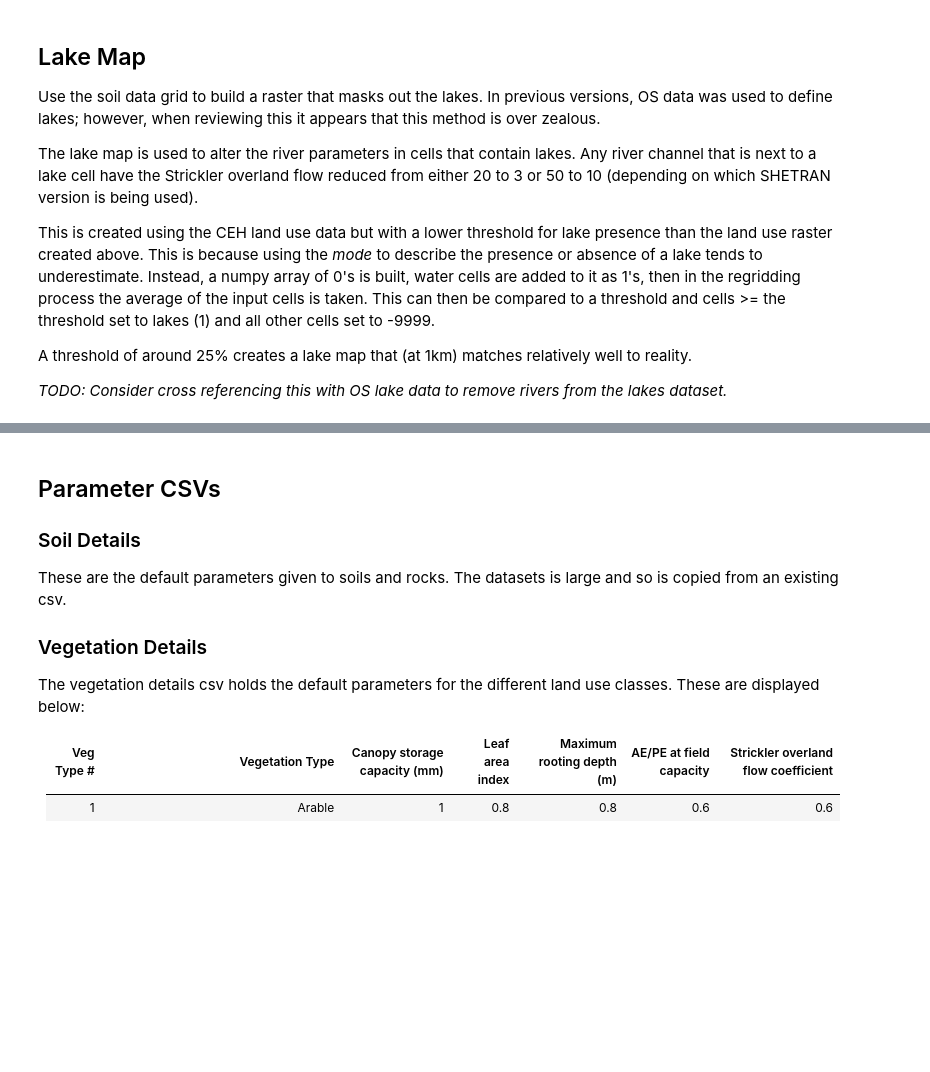
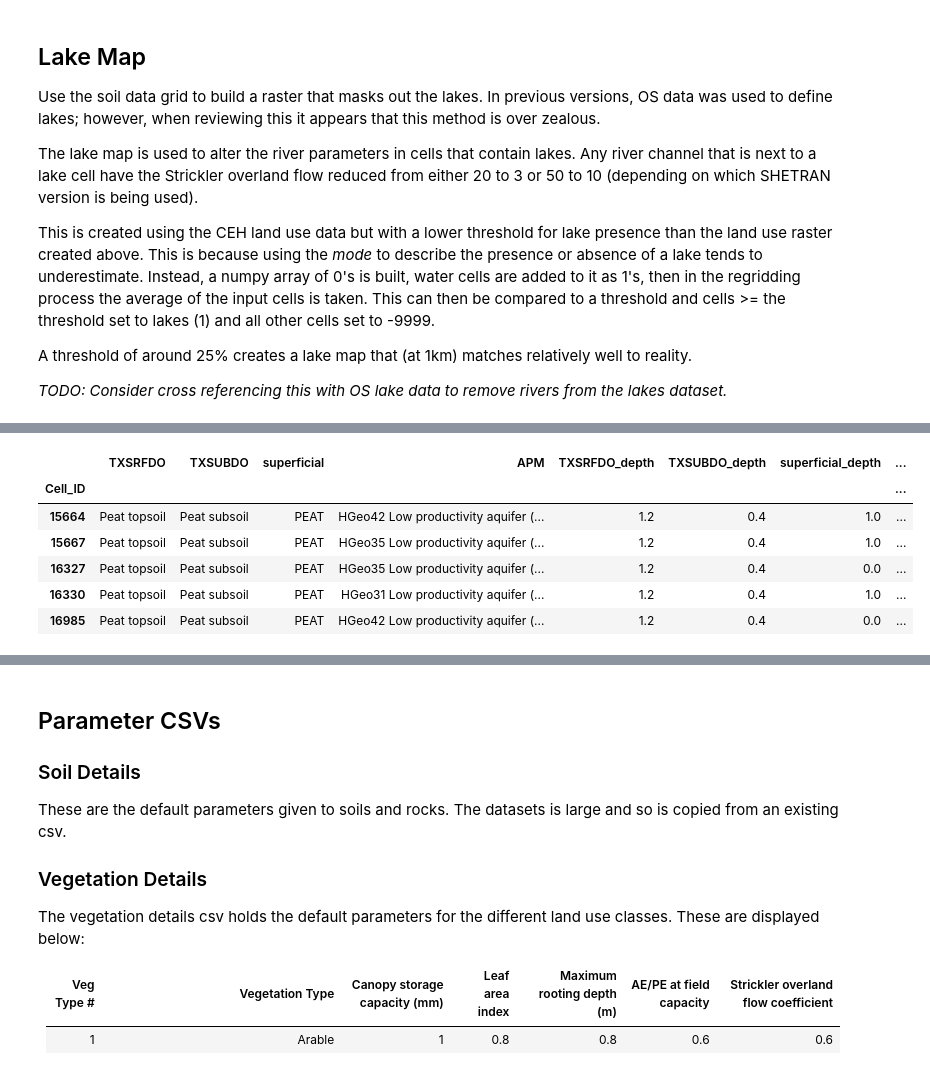
Before and after one commit to henry-rong/SHETRAN-UK-Generic-Catchment-Setup-Scripts, a Jupyter notebook: Create SHETRAN Raster Data.ipynb, the cells around one changed output, grey strips where cells are left out. Saved outputs shown, nothing was run; the diff lists cells and outputs as text; code cells hidden in the pictures; blank space fills up the shorter version.

```diff
--- a/Create SHETRAN Raster Data.ipynb
+++ b/Create SHETRAN Raster Data.ipynb
@@ -498,0 +1039,37 @@ This data was originally taken at a 1km resolution. The first iteration of this
+# %%
+# 8. Find duplicates and get mapping from duplicate index to original index - this might be able to be done using remove_map_df_duplicates.
+dupes = df.duplicated(keep='first')
+df_reset = df.reset_index()
+
+# Find the first occurrence for each duplicate row
+# first_occurrence = df_reset[dupes.index[dupes]].drop_duplicates()
+# Map each row to its first occurrence using a hashable tuple
+row_tuples = df.apply(lambda row: tuple(row), axis=1)
+first_idx_map = {}
+seen = {}
+for idx, tup in zip(df.index, row_tuples):
+    if tup not in seen:
+        seen[tup] = idx
+    first_idx_map[idx] = seen[tup]
+
+# Remap mask IDs
+
+# Load the empty mask (Empty_Soil_Column_Mask) created above:
+mask, _, _, _, _, _, _, _, _ = read_ascii_raster(mask_path, data_type=int, replace_NA=False)
+mask_flat = mask.flatten()
+mask_flat = np.array([first_idx_map.get(val, val) for val in mask_flat])
+
+# 3. Remove duplicate rows
+df_unique = df[~dupes]
+
+# 4. Reshape mask
+mask_unique = mask_flat.reshape(mask.shape)
+df_unique.head()
+# %% [output]
+|  | TXSRFDO | TXSUBDO | superficial | APM | TXSRFDO_depth | TXSUBDO_depth | superficial_depth | ... |
+| Cell_ID |  |  |  |  |  |  |  | ... |
+| 15664 | Peat topsoil | Peat subsoil | PEAT | HGeo42 Low productivity aquifer (... | 1.2 | 0.4 | 1.0 | ... |
+| 15667 | Peat topsoil | Peat subsoil | PEAT | HGeo35 Low productivity aquifer (... | 1.2 | 0.4 | 1.0 | ... |
+| 16327 | Peat topsoil | Peat subsoil | PEAT | HGeo35 Low productivity aquifer (... | 1.2 | 0.4 | 0.0 | ... |
+| 16330 | Peat topsoil | Peat subsoil | PEAT | HGeo31 Low productivity aquifer (... | 1.2 | 0.4 | 1.0 | ... |
+| 16985 | Peat topsoil | Peat subsoil | PEAT | HGeo42 Low productivity aquifer (... | 1.2 | 0.4 | 0.0 | ... |
```
Also changed, not shown: parts of 35 cells of this notebook.
